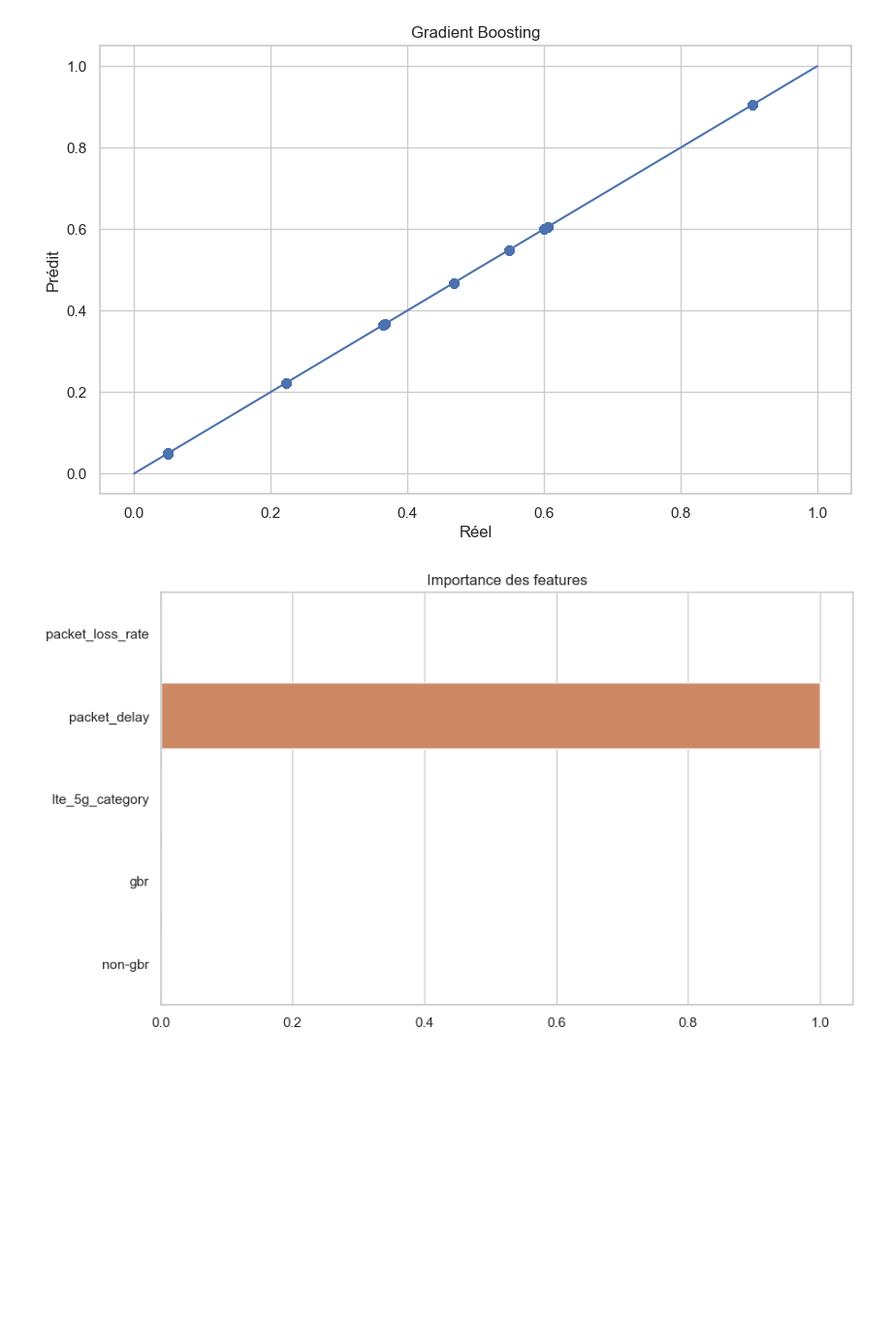
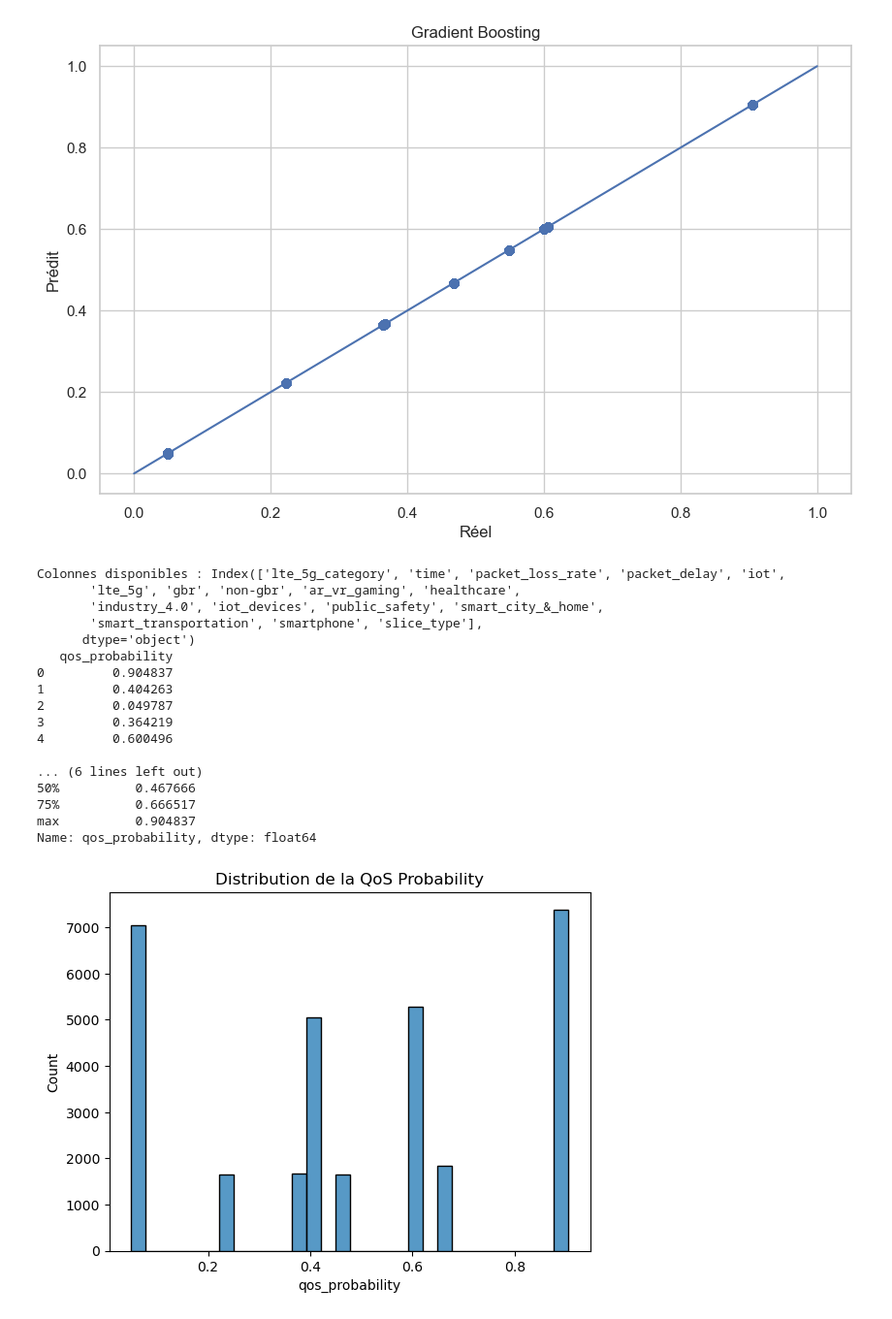
Before and after one commit to emna-guefrech/-Esprit-PIDATA-4DATA-2026-NetworkSlicing, a Jupyter notebook: 5G - Data understanding and preparation.ipynb, the cells around one changed output. Shown at 97% size. Saved outputs shown, nothing was run; the diff lists cells and outputs as text; code cells hidden in the pictures; blank space fills up the shorter version.

Commit message:
Update QoS model and visualizations

```diff
--- a/5G - Data understanding and preparation.ipynb
+++ b/5G - Data understanding and preparation.ipynb
@@ -408,12 +408,78 @@ for name in results:
 [figure]
 [figure]
 # %%
-rf_model = results["Random Forest"]["model"]
+import pandas as pd
+import numpy as np
+import seaborn as sns
+import matplotlib.pyplot as plt
 
-importances = rf_model.feature_importances_
+# 🔴 1. Charger les données (OBLIGATOIRE)
+train_df = pd.read_csv("train_dataset.csv")
+test_df  = pd.read_csv("test_dataset.csv")
 
-sns.barplot(x=importances, y=train_df.drop('qos_probability', axis=1).columns)
-plt.title("Importance des features")
+# 🔴 2. Nettoyer les colonnes
+def clean_columns(df):
+    df.columns = (
+        df.columns
+        .str.strip()
+        .str.lower()
+        .str.replace(" ", "_")
+        .str.replace("/", "_")
+    )
+    return df
+
+train_df = clean_columns(train_df)
+test_df  = clean_columns(test_df)
+
+# 🔴 3. Vérification colonnes
+print("Colonnes disponibles :", train_df.columns)
+
+
+# 🔴 4. Fonction QoS
+def compute_qos(row):
+    loss = row['packet_loss_rate']
+    delay = row['packet_delay']
+    gbr = row['gbr']
+
+    score = np.exp(-(loss + delay/100)) * (1 + gbr * 0.1)
+
+    return min(max(score, 0), 1)
+
+
+# 🔴 5. Application
+train_df['qos_probability'] = train_df.apply(compute_qos, axis=1)
+test_df['qos_probability']  = test_df.apply(compute_qos, axis=1)
+
+
+# 🔴 6. Affichage
+print(train_df[['qos_probability']].head())
+
+
+# 🔴 7. Statistiques
+print("\nStatistiques QoS:")
+print(train_df['qos_probability'].describe())
+
+
+# 🔴 8. Visualisation
+sns.histplot(train_df['qos_probability'], bins=30)
+plt.title("Distribution de la QoS Probability")
 plt.show()
 # %% [output]
+Colonnes disponibles : Index(['lte_5g_category', 'time', 'packet_loss_rate', 'packet_delay', 'iot',
+       'lte_5g', 'gbr', 'non-gbr', 'ar_vr_gaming', 'healthcare',
+       'industry_4.0', 'iot_devices', 'public_safety', 'smart_city_&_home',
+       'smart_transportation', 'smartphone', 'slice_type'],
+      dtype='object')
+   qos_probability
+0         0.904837
+1         0.404263
+2         0.049787
+3         0.364219
+4         0.600496
+
+... (6 lines left out)
+50%          0.467666
+75%          0.666517
+max          0.904837
+Name: qos_probability, dtype: float64
-[figure, old version]
+[figure, new version]
```
